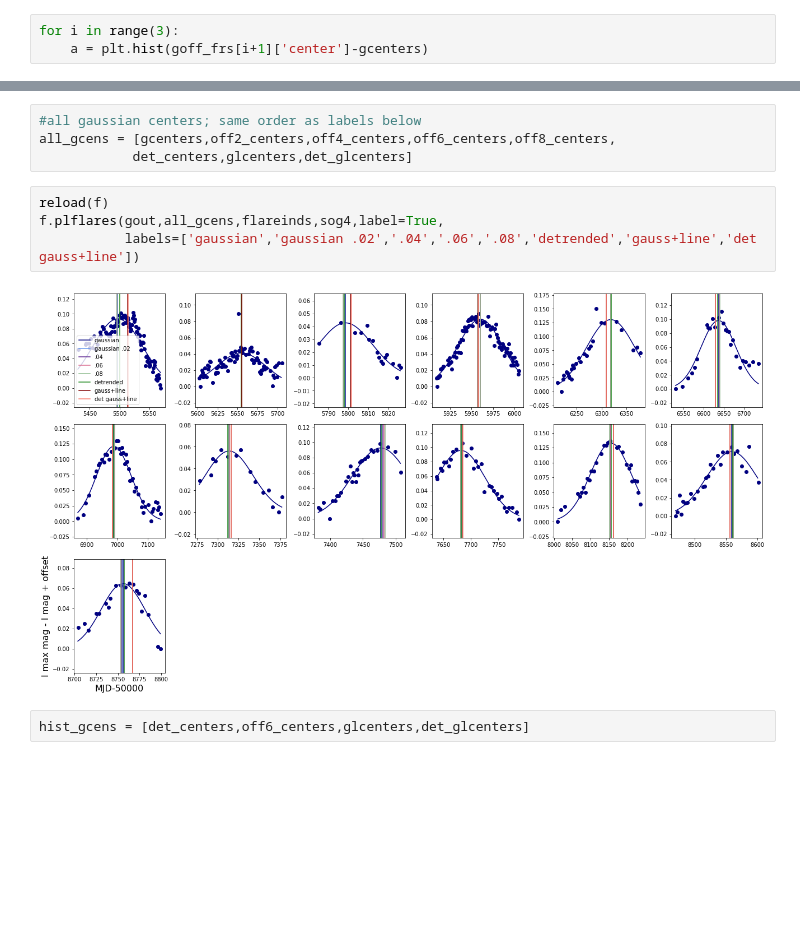
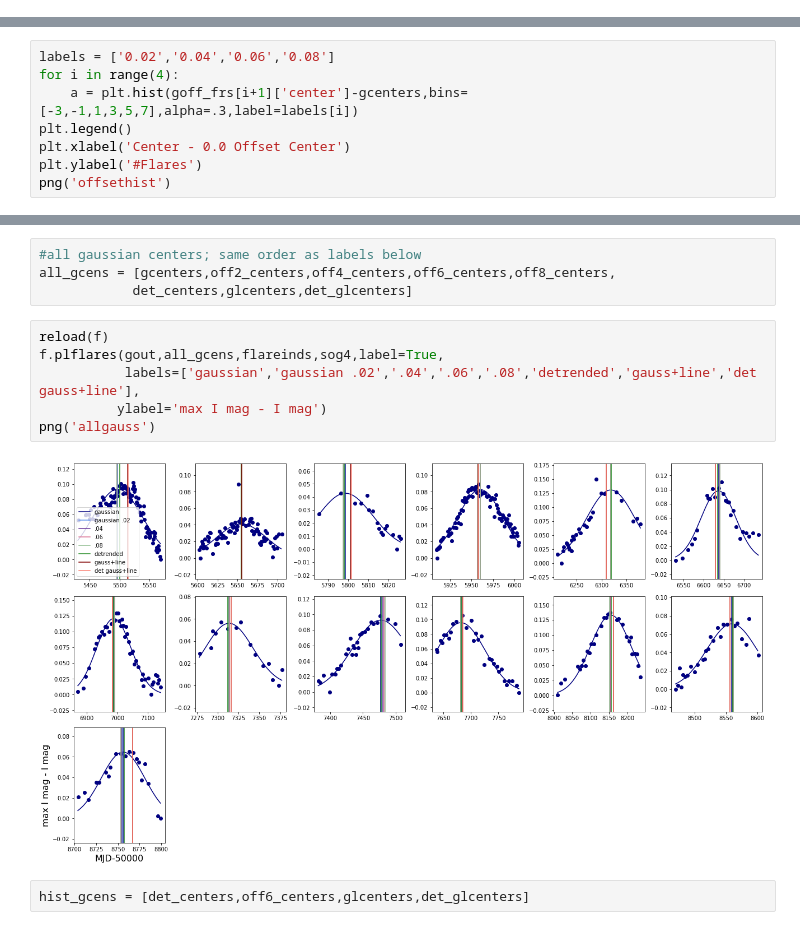
Before and after one commit to lenatreiber/LXP69.5, a Jupyter notebook: LXP69.5FlareModelling.ipynb, the cells around one changed output, grey strips where cells are left out. Cells and saved outputs as stored; diff of their text form; blank space fills up the shorter version.

```diff
--- a/LXP69.5FlareModelling.ipynb
+++ b/LXP69.5FlareModelling.ipynb
@@ -157,6 +173,3 @@ f.plotrel(goff_frs)
 #will plot these centers onto flares lower down
 # %% [output]
 [figure]
-# %%
-for i in range(3):
-    a = plt.hist(goff_frs[i+1]['center']-gcenters)
@@ -164,0 +176,8 @@ for i in range(3):
+# %%
+labels = ['0.02','0.04','0.06','0.08']
+for i in range(4):
+    a = plt.hist(goff_frs[i+1]['center']-gcenters,bins=[-3,-1,1,3,5,7],alpha=.3,label=labels[i])
+plt.legend()
+plt.xlabel('Center - 0.0 Offset Center')
+plt.ylabel('#Flares')
+png('offsethist')
@@ -269,9 +294,11 @@ all_gcens = [gcenters,off2_centers,off4_centers,off6_centers,off8_centers,
 # %%
 reload(f)
 f.plflares(gout,all_gcens,flareinds,sog4,label=True,
-           labels=['gaussian','gaussian .02','.04','.06','.08','detrended','gauss+line','det gauss+line'])
+           labels=['gaussian','gaussian .02','.04','.06','.08','detrended','gauss+line','det gauss+line'],
+          ylabel='max I mag - I mag')
+png('allgauss')
 # %% [output]
-[figure, old version]
+[figure, new version]
 # %%
 hist_gcens = [det_centers,off6_centers,glcenters,det_glcenters]
 # %%
```
Also changed, not shown: parts of 20 cells of this notebook, 1 other file.
